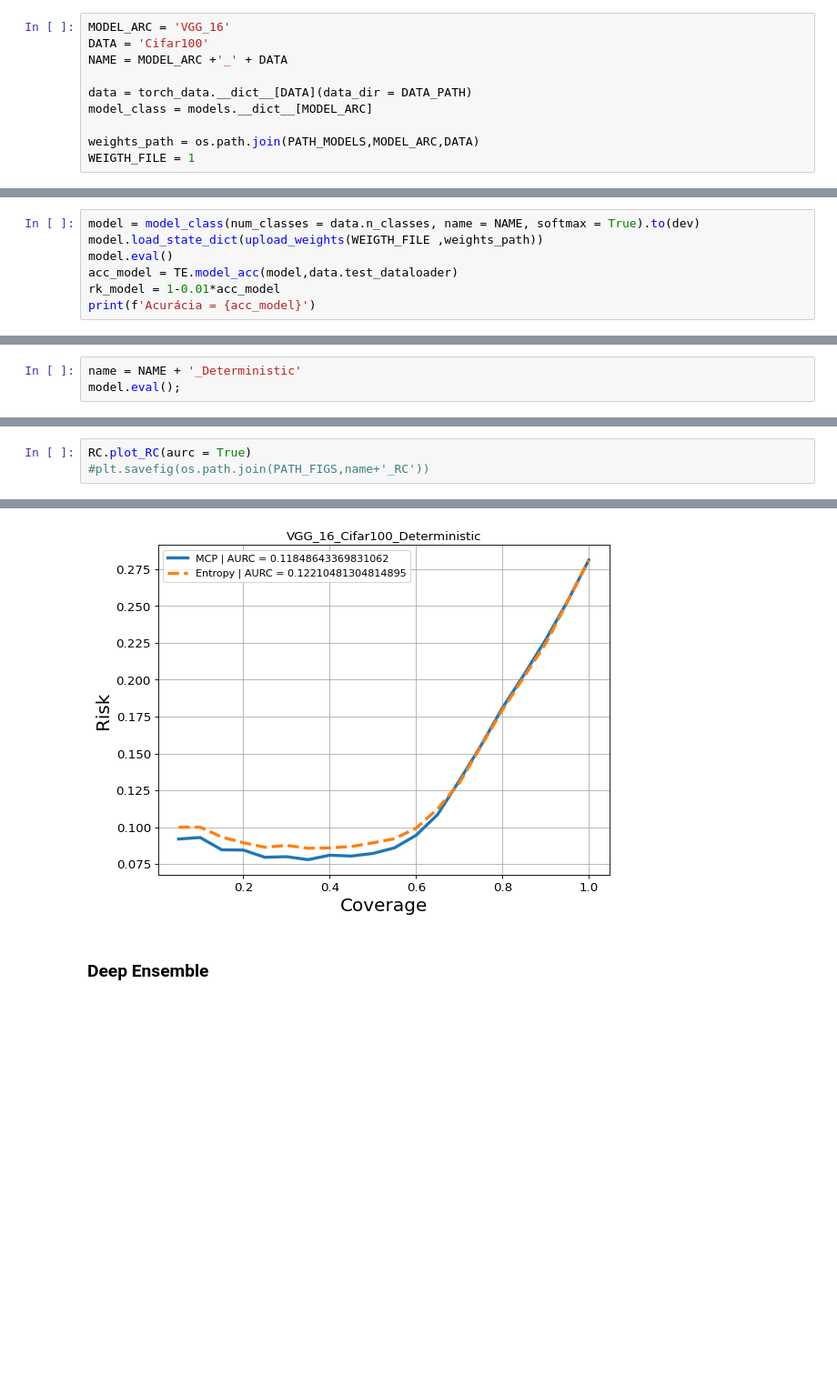
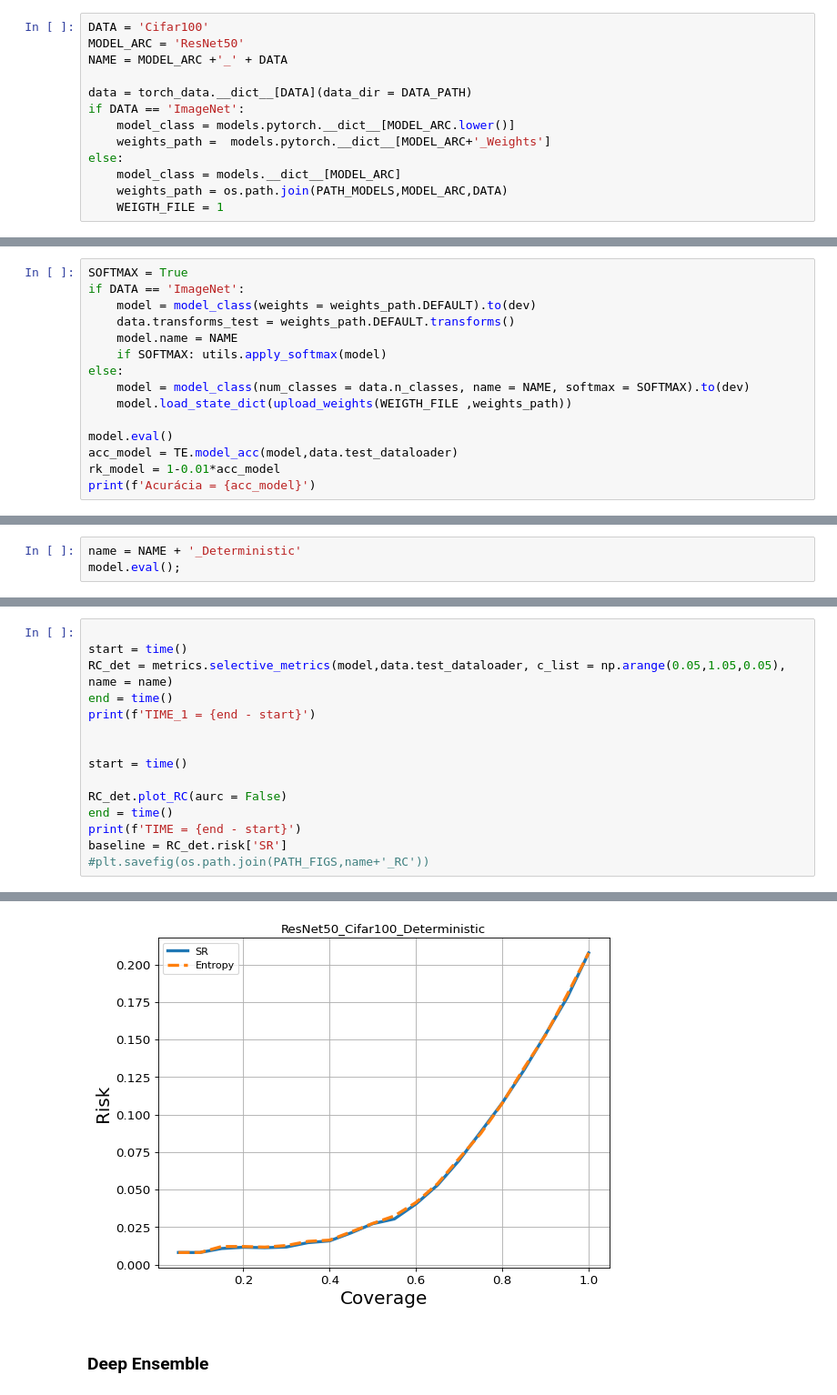
Before and after one commit to lfpc/ScriptsUncEst, a Jupyter notebook: notebooks-scripts/SelectiveClassification.ipynb, the cells around one changed output, grey strips where cells are left out. Shown: that part at 91% size. Saved outputs shown, nothing was run; the diff lists cells and outputs as text; blank space fills up the shorter version.

```diff
--- a/notebooks-scripts/SelectiveClassification.ipynb
+++ b/notebooks-scripts/SelectiveClassification.ipynb
@@ -42,15 +45,18 @@ import uncertainty.metrics as metrics
 # %% [markdown]
 ## Definitions
 # %%
-MODEL_ARC = 'VGG_16'
 DATA = 'Cifar100'
+MODEL_ARC = 'ResNet50'
 NAME = MODEL_ARC +'_' + DATA
 
 data = torch_data.__dict__[DATA](data_dir = DATA_PATH)
-model_class = models.__dict__[MODEL_ARC]
-
-weights_path = os.path.join(PATH_MODELS,MODEL_ARC,DATA)
-WEIGTH_FILE = 1
+if DATA == 'ImageNet':
+    model_class = models.pytorch.__dict__[MODEL_ARC.lower()]
+    weights_path =  models.pytorch.__dict__[MODEL_ARC+'_Weights']
+else:
+    model_class = models.__dict__[MODEL_ARC]
+    weights_path = os.path.join(PATH_MODELS,MODEL_ARC,DATA)
+    WEIGTH_FILE = 1
 # %% [output]
 Files already downloaded and verified
 Files already downloaded and verified
@@ -85,6 +65,14 @@ def upload_weights(file, weights_path):
 # %%
-model = model_class(num_classes = data.n_classes, name = NAME, softmax = True).to(dev)
-model.load_state_dict(upload_weights(WEIGTH_FILE ,weights_path))
+SOFTMAX = True
+if DATA == 'ImageNet':
+    model = model_class(weights = weights_path.DEFAULT).to(dev)
+    data.transforms_test = weights_path.DEFAULT.transforms()
+    model.name = NAME
+    if SOFTMAX: utils.apply_softmax(model)
+else:
+    model = model_class(num_classes = data.n_classes, name = NAME, softmax = SOFTMAX).to(dev)
+    model.load_state_dict(upload_weights(WEIGTH_FILE ,weights_path))
+
 model.eval()
 acc_model = TE.model_acc(model,data.test_dataloader)
 rk_model = 1-0.01*acc_model
@@ -103,4 +89,16 @@ RC = metrics.selective_metrics(model,data.test_dataloader, c_list = np.arange(0.
 # %%
-RC.plot_RC(aurc = True)
+
+start = time()
+RC_det = metrics.selective_metrics(model,data.test_dataloader, c_list = np.arange(0.05,1.05,0.05), name = name)
+end = time()
+print(f'TIME_1 = {end - start}')
+
+
+start = time()
+
+RC_det.plot_RC(aurc = False)
+end = time()
+print(f'TIME = {end - start}')
+baseline = RC_det.risk['SR']
 #plt.savefig(os.path.join(PATH_FIGS,name+'_RC'))
 # %% [output]
@@ -107,4 +107,4 @@ RC.plot_RC(aurc = True)
-[figure, old version]
+[figure, new version]
 # %% [markdown]
 ### Deep Ensemble
 # %%
```
Also changed, not shown: parts of 44 cells of this notebook, 22 other files.
